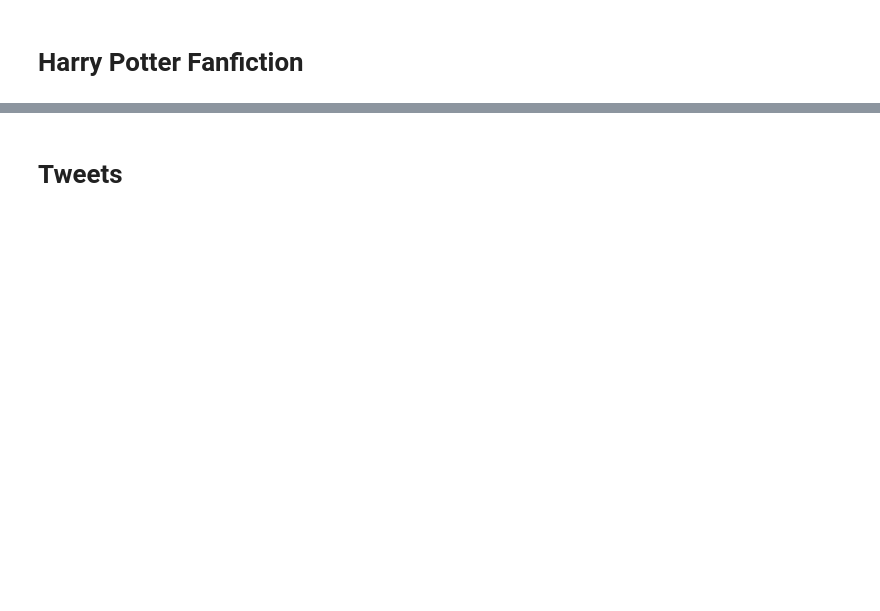
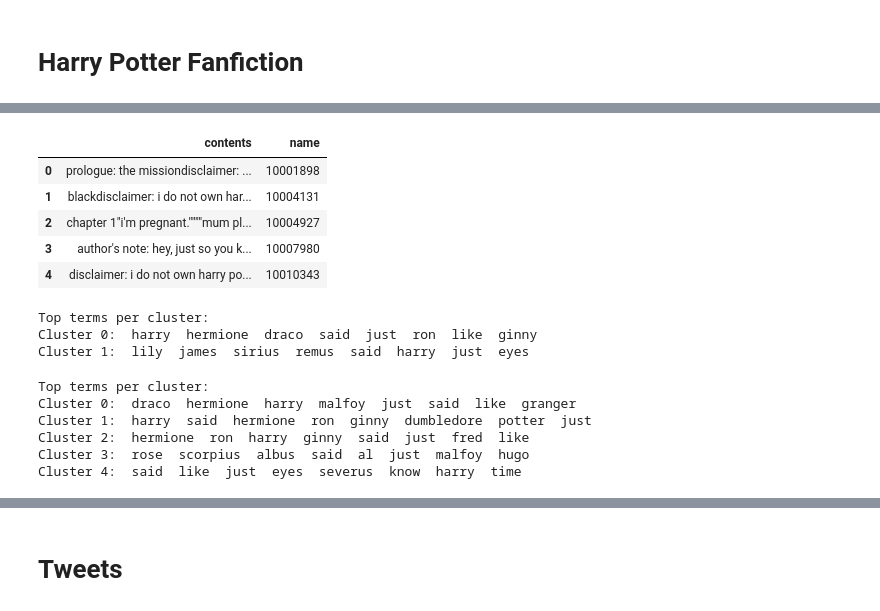
Before and after one commit to ledeprogram/courses, a Jupyter notebook: algorithms/07 Cluster All The Text Things.ipynb, the cells around one changed output, grey strips where cells are left out. Saved outputs shown, nothing was run; the diff lists cells and outputs as text; code cells hidden in the pictures; blank space fills up the shorter version.

Commit message:
fanfiction???

```diff
--- a/algorithms/07 Cluster All The Text Things.ipynb
+++ b/algorithms/07 Cluster All The Text Things.ipynb
@@ -47,0 +287,45 @@ speeches[:5]
+# %%
+paths = glob.glob("hp/*")
+
+fanfics = []
+for path in paths:
+    contents = open(path).read()
+    # For fear of unicode
+    contents = contents.decode("ascii","ignore")
+    contents = contents.lower()
+
+    fanfic = {}
+    fanfic['contents'] = contents
+    filename = path[3:]
+    fanfic['name'] = filename[:-4]
+    fanfics.append(fanfic)
+
+fanfics_df = pd.DataFrame(fanfics)
+fanfics_df.head()
+# %% [output]
+|  | contents | name |
+| 0 | prologue: the missiondisclaimer: ... | 10001898 |
+| 1 | blackdisclaimer: i do not own har... | 10004131 |
+| 2 | chapter 1"i'm pregnant.""""mum pl... | 10004927 |
+| 3 | author's note: hey, just so you k... | 10007980 |
+| 4 | disclaimer: i do not own harry po... | 10010343 |
+# %%
+vectorizer = TfidfVectorizer(max_features=10000, stop_words='english')
+X = vectorizer.fit_transform(fanfics_df['contents'])
+
+number_of_clusters = 2
+km = KMeans(n_clusters=number_of_clusters)
+km.fit(X)
+
+print("Top terms per cluster:")
+order_centroids = km.cluster_centers_.argsort()[:, ::-1]
+terms = vectorizer.get_feature_names()
+for i in range(number_of_clusters):
+    print("Cluster %d:" % i),
+    for ind in order_centroids[i, :8]:
+        print(' %s' % terms[ind]),
+    print ''
+# %% [output]
+Top terms per cluster:
+Cluster 0:  harry  hermione  draco  said  just  ron  like  ginny
+Cluster 1:  lily  james  sirius  remus  said  harry  just  eyes
@@ -47,0 +335,23 @@ speeches[:5]
+# %%
+vectorizer = TfidfVectorizer(max_features=10000, stop_words='english')
+X = vectorizer.fit_transform(harrys_friends_df['contents'])
+
+number_of_clusters = 5
+km = KMeans(n_clusters=number_of_clusters)
+km.fit(X)
+
+print("Top terms per cluster:")
+order_centroids = km.cluster_centers_.argsort()[:, ::-1]
+terms = vectorizer.get_feature_names()
+for i in range(number_of_clusters):
+    print("Cluster %d:" % i),
+    for ind in order_centroids[i, :8]:
+        print(' %s' % terms[ind]),
+    print ''
+# %% [output]
+Top terms per cluster:
+Cluster 0:  draco  hermione  harry  malfoy  just  said  like  granger
+Cluster 1:  harry  said  hermione  ron  ginny  dumbledore  potter  just
+Cluster 2:  hermione  ron  harry  ginny  said  just  fred  like
+Cluster 3:  rose  scorpius  albus  said  al  just  malfoy  hugo
+Cluster 4:  said  like  just  eyes  severus  know  harry  time
```
Also changed, not shown: parts of 27 cells of this notebook.
